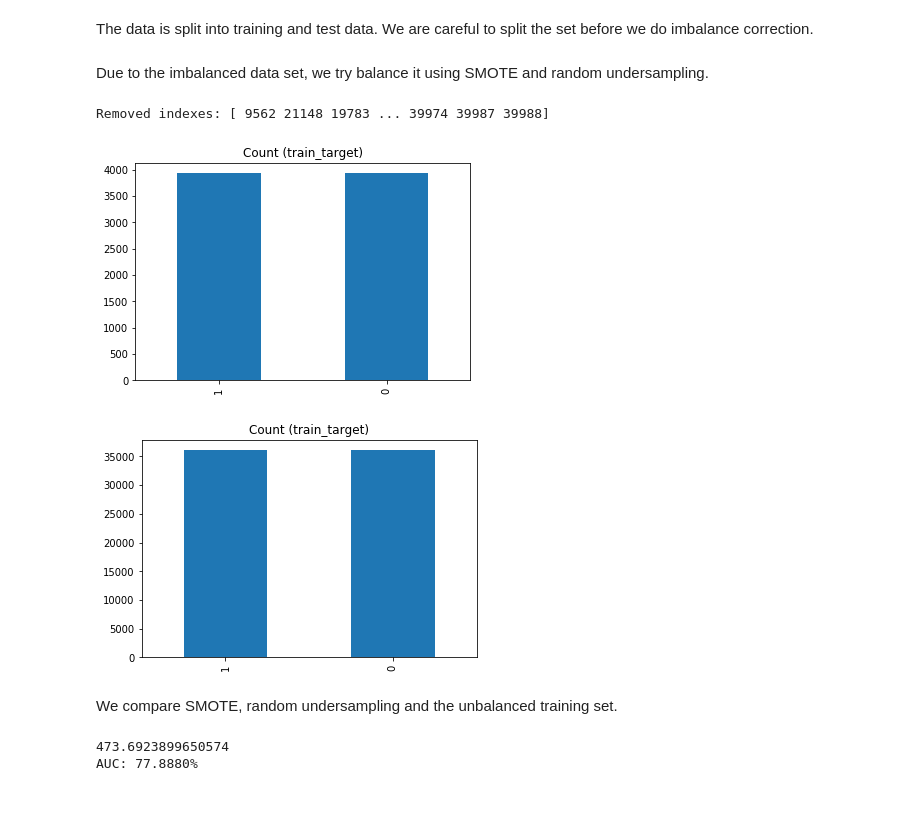
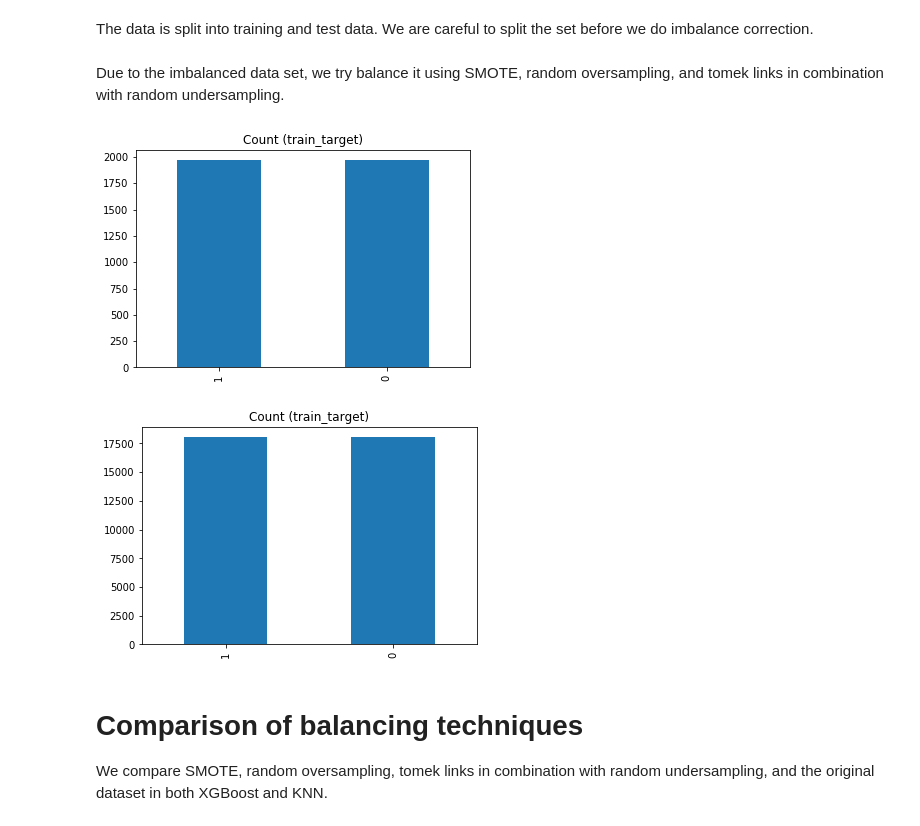
Before and after one commit to qinkle/MachineLearningTask, a Jupyter notebook: balancing.ipynb, the cells around one changed output. Cells and saved outputs as stored; diff of their text form; code cells hidden in the pictures.

```diff
--- a/balancing.ipynb
+++ b/balancing.ipynb
@@ -14,12 +14,12 @@ import time
 # %% [markdown]
 Loading the training and test data.
 # %%
-train_df = pd.read_csv('train_small.csv', header=None)
-test_df = pd.read_csv('test_small.csv')
+train_df = pd.read_csv('train.csv')
+test_df = pd.read_csv('test.csv')
 # %% [markdown]
 Generating new features and adding them to the dataset.
 # %%
-idx = features = train_df.columns.values[2:202]
+idx = features = train_df.columns.values[2:]
 train_df['sum'] = train_df[idx].sum(axis=1)
 train_df['min'] = train_df[idx].min(axis=1)
 train_df['max'] = train_df[idx].max(axis=1)
@@ -31,11 +31,12 @@ train_df['med'] = train_df[idx].median(axis=1)
 # %% [markdown]
 The data is split into training and test data. We are careful to split the set before we do imbalance correction.
 # %%
-num_training_samples = 40000
-train_targets = train_df.iloc[:num_training_samples,1]
-train_data = train_df.iloc[:num_training_samples,2:]
-test_targets = train_df.iloc[num_training_samples:,1]
-test_data = train_df.iloc[num_training_samples:,2:]
+num_training_samples = 20000
+num_total_samples = 40000
+train_targets = train_df.iloc[1:num_training_samples,1]
+train_data = train_df.iloc[1:num_training_samples,2:]
+test_targets = train_df.iloc[num_training_samples:num_total_samples,1]
+test_data = train_df.iloc[num_training_samples:num_total_samples,2:]
 
 # Organise the data into numpy arrays so that it is handled correctly by imblearn
 nump_train_data = train_data.to_numpy()
@@ -48,28 +49,37 @@ nump_test_data = nump_test_data.astype(float)
 nump_test_targets = test_targets.to_numpy()
 nump_test_targets = nump_test_targets.astype(int)
 # %% [markdown]
-Due to the imbalanced data set, we try balance it using SMOTE and random undersampling.
+Due to the imbalanced data set, we try balance it using SMOTE, random oversampling, and tomek links in combination with random undersampling.
 # %%
+#Tomek links
+tl = imblearn.under_sampling.TomekLinks(return_indices=True, ratio='majority')
+X_tl, y_tl, id_tl = tl.fit_sample(nump_train_data, nump_train_targets)
+
+#Random undersampling
 rus = imblearn.under_sampling.RandomUnderSampler(sampling_strategy='auto',return_indices=True)
-X_rus, y_rus, id_rus = rus.fit_sample(nump_train_data, nump_train_targets)
-
-smote = SMOTE(ratio='minority',  k_neighbors=40)
-X_sm, y_sm = smote.fit_sample(nump_train_data, nump_train_targets)
-
-print('Removed indexes:', id_rus)
+X_rus, y_rus, id_rus = rus.fit_sample(X_tl, y_tl)
 
 plt.figure(1)
 df_rus = pd.DataFrame(X_rus)
 df_rus['train_target'] = y_rus
 df_rus.train_target.value_counts().plot(kind='bar', title='Count (train_target)');
 
+#Random oversampling
+ros = imblearn.over_sampling.RandomOverSampler()
+X_ros, y_ros = ros.fit_sample(nump_train_data, nump_train_targets)
+
+#SMOTE
+smote = SMOTE(ratio='minority',  k_neighbors=40)
+X_sm, y_sm = smote.fit_sample(nump_train_data, nump_train_targets)
+
 plt.figure(2)
 df_sm = pd.DataFrame(X_sm)
 df_sm['train_target'] = y_sm
 df_sm.train_target.value_counts().plot(kind='bar', title='Count (train_target)');
 # %% [output]
-Removed indexes: [ 9562 21148 19783 ... 39974 39987 39988]
-[figure, old version]
+[figure, new version]
-[figure, old version]
+[figure, new version]
-# %% [markdown]
-We compare SMOTE, random undersampling and the unbalanced training set.
+# %% [markdown]
+# Comparison of balancing techniques
+
+We compare SMOTE, random oversampling, tomek links in combination with random undersampling, and the original dataset in both XGBoost and KNN.
@@ -76,19 +100,19 @@ We compare SMOTE, random undersampling and the unbalanced training set.
 # %%
-dtrain = xgb.DMatrix(X_sm, label=y_sm)
-dtest = xgb.DMatrix(nump_test_data, label=nump_test_targets)
+param = {'max_depth':6, 'eta':1, 'silent':1, 'objective':'binary:logistic', 'eval_metric':'auc'}
+num_round = 1000
 
-start = time.time()
+def runXGB(X,y,technique): #Runs XGBoost on a given dataset and prints the results
+    dtrain = xgb.DMatrix(X, label=y)
+    dtest = xgb.DMatrix(nump_test_data, label=nump_test_targets)
 
-param = {'max_depth':3, 'eta':1, 'silent':1, 'objective':'binary:logistic' }
-num_round = 1000
-model = xgb.train(param, dtrain, num_round)
+    start = time.time()
 
-end = time.time()
-print(end - start)
+    model = xgb.train(param, dtrain, num_round)
 
-preds = model.predict(dtest)
-roc = roc_auc_score(test_targets, preds)
-print("AUC: %.4f%% " % (roc * 100))
+    end = time.time()
+    print("\nXGBoost run on " + technique)
+    print("  Run time: %.4f seconds " % (end - start))
+
+    preds = model.predict(dtest)
+    roc = roc_auc_score(test_targets, preds)
+    print("  AUC: %.4f%% " % (roc * 100))
-# %% [output]
-473.6923899650574
-AUC: 77.8880%
```
Also changed, not shown: parts of 6 cells of this notebook, 3 other files.
